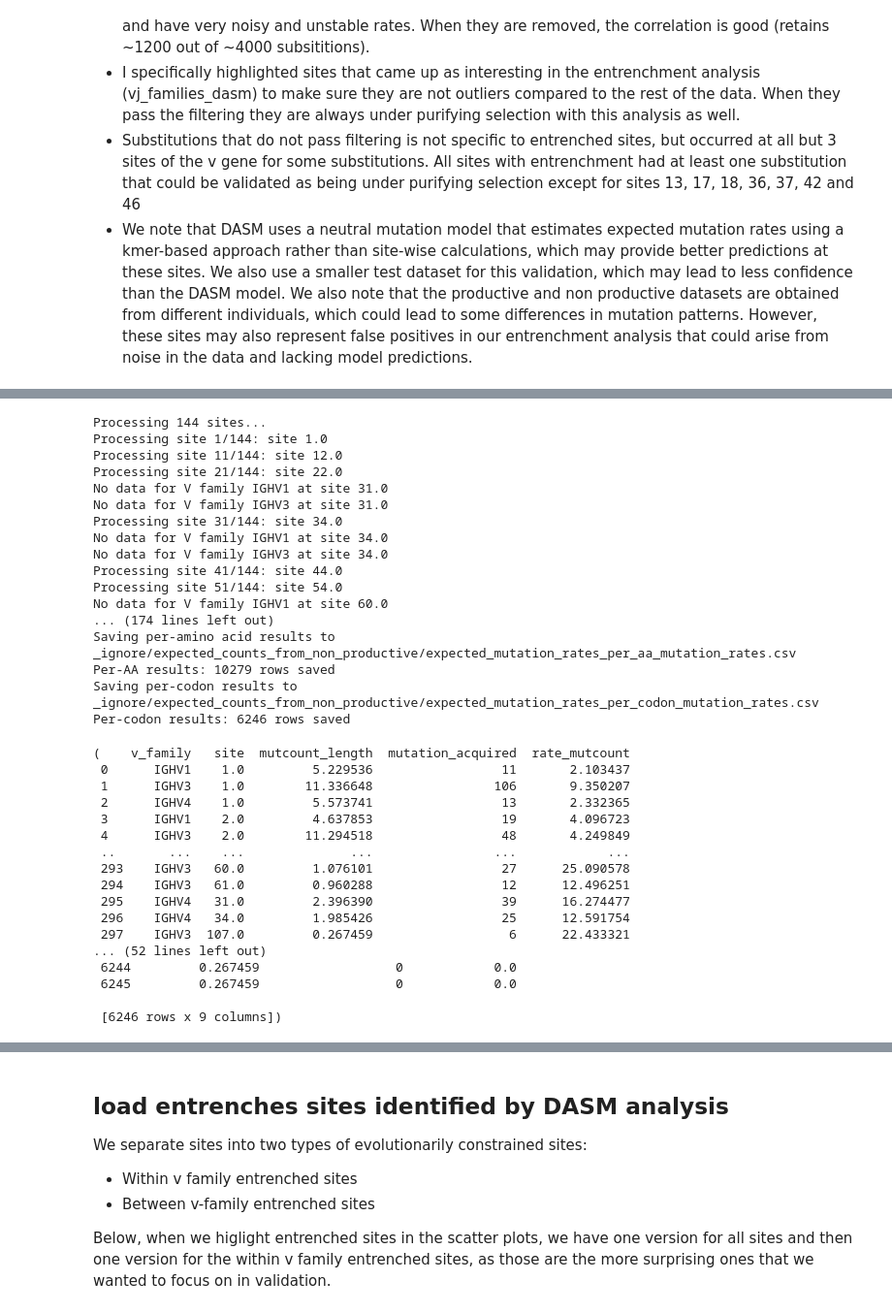
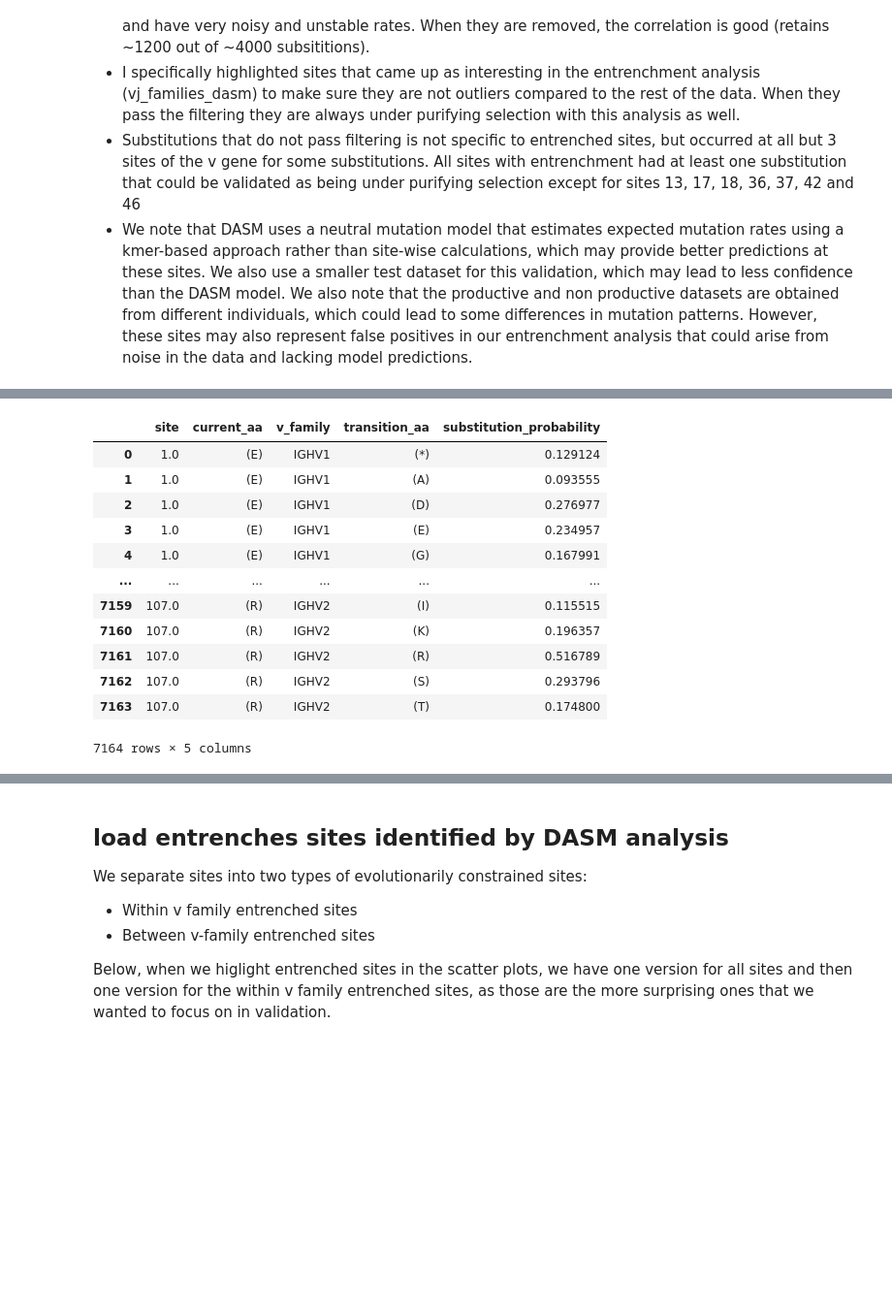
Before and after one commit to matsengrp/dasm-epistasis-experiments, a Jupyter notebook: rates_analysis_productive_w_thrifty.ipynb, the cells around one changed output, grey strips where cells are left out. Shown: that part at 97% size. Cells and saved outputs as stored; diff of their text form; code cells hidden in the pictures; blank space fills up the shorter version.

```diff
--- a/rates_analysis_productive_w_thrifty.ipynb
+++ b/rates_analysis_productive_w_thrifty.ipynb
@@ -908,46 +937,17 @@ plt.show()
-# %%
-## calculate observed and expected mutation rates
-
-output_dirs = '_ignore/observed_counts_from_productive', '_ignore/expected_counts_from_non_productive'
-
-for dir in output_dirs:
-    if not os.path.exists(dir):
-        os.mkdir(dir)
-
-compare_mutation_rates_on_different_backgrounds_for_all_sites(site_sub_probs_df_germline_total,  '_ignore/observed_counts_from_productive/observed_mutation_rates.csv', branch_length_method='synonymous_mutation_freq_branch')
-compare_mutation_rates_on_different_backgrounds_for_all_sites(detailed_site_df_neutral,  '_ignore/expected_counts_from_non_productive/expected_mutation_rates.csv', branch_length_method='synonymous_mutation_freq_branch')
-# %% [output]
-Processing 144 sites...
-Processing site 1/144: site 1.0
-Processing site 11/144: site 12.0
-Processing site 21/144: site 22.0
-No data for V family IGHV1 at site 31.0
-No data for V family IGHV3 at site 31.0
-Processing site 31/144: site 34.0
-No data for V family IGHV1 at site 34.0
-No data for V family IGHV3 at site 34.0
-Processing site 41/144: site 44.0
-Processing site 51/144: site 54.0
-No data for V family IGHV1 at site 60.0
-... (174 lines left out)
-Saving per-amino acid results to _ignore/expected_counts_from_non_productive/expected_mutation_rates_per_aa_mutation_rates.csv
-Per-AA results: 10279 rows saved
-Saving per-codon results to _ignore/expected_counts_from_non_productive/expected_mutation_rates_per_codon_mutation_rates.csv
-Per-codon results: 6246 rows saved
-(    v_family   site  mutcount_length  mutation_acquired  rate_mutcount
- 0      IGHV1    1.0         5.229536                 11       2.103437
- 1      IGHV3    1.0        11.336648                106       9.350207
- 2      IGHV4    1.0         5.573741                 13       2.332365
- 3      IGHV1    2.0         4.637853                 19       4.096723
- 4      IGHV3    2.0        11.294518                 48       4.249849
- ..       ...    ...              ...                ...            ...
- 293    IGHV3   60.0         1.076101                 27      25.090578
- 294    IGHV3   61.0         0.960288                 12      12.496251
- 295    IGHV4   31.0         2.396390                 39      16.274477
- 296    IGHV4   34.0         1.985426                 25      12.591754
- 297    IGHV3  107.0         0.267459                  6      22.433321
-... (52 lines left out)
- 6244         0.267459                  0            0.0
- 6245         0.267459                  0            0.0
-
- [6246 rows x 9 columns])
+# %%
+expected_aa_df = neutral_probabilties.aa_neutral_df[neutral_probabilties.aa_neutral_df.is_germline_codon == True].groupby(['site', 'current_aa', 'v_family', 'transition_aa']).substitution_probability.sum().reset_index()
+expected_aa_df
+# %% [output]
+|  | site | current_aa | v_family | transition_aa | substitution_probability |
+| 0 | 1.0 | (E) | IGHV1 | (*) | 0.129124 |
+| 1 | 1.0 | (E) | IGHV1 | (A) | 0.093555 |
+| 2 | 1.0 | (E) | IGHV1 | (D) | 0.276977 |
+| 3 | 1.0 | (E) | IGHV1 | (E) | 0.234957 |
+| 4 | 1.0 | (E) | IGHV1 | (G) | 0.167991 |
+| ... | ... | ... | ... | ... | ... |
+| 7159 | 107.0 | (R) | IGHV2 | (I) | 0.115515 |
+| 7160 | 107.0 | (R) | IGHV2 | (K) | 0.196357 |
+| 7161 | 107.0 | (R) | IGHV2 | (R) | 0.516789 |
+| 7162 | 107.0 | (R) | IGHV2 | (S) | 0.293796 |
+| 7163 | 107.0 | (R) | IGHV2 | (T) | 0.174800 |
+7164 rows × 5 columns
```
Also changed, not shown: parts of 35 cells of this notebook.
